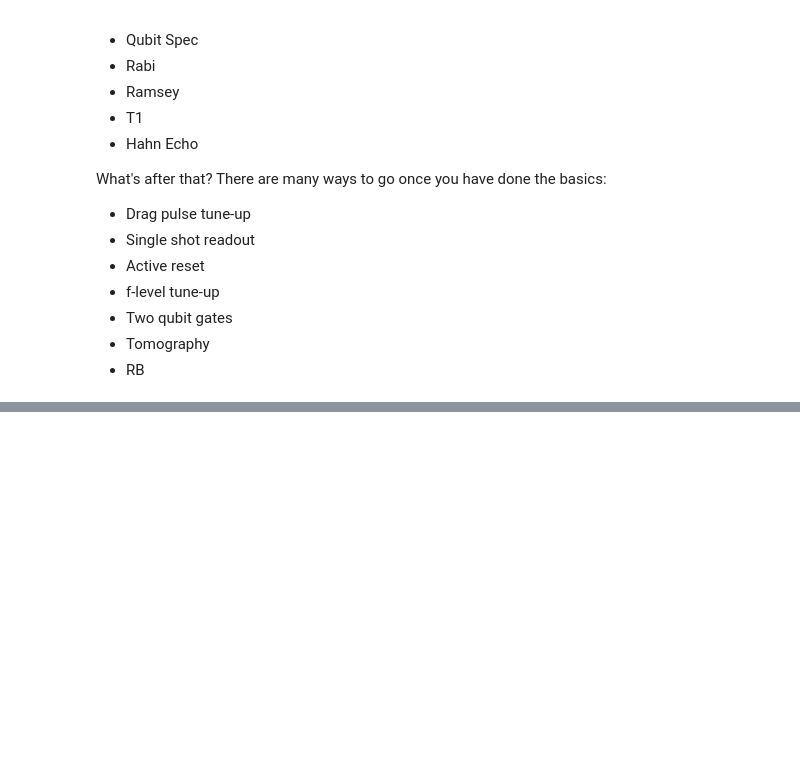
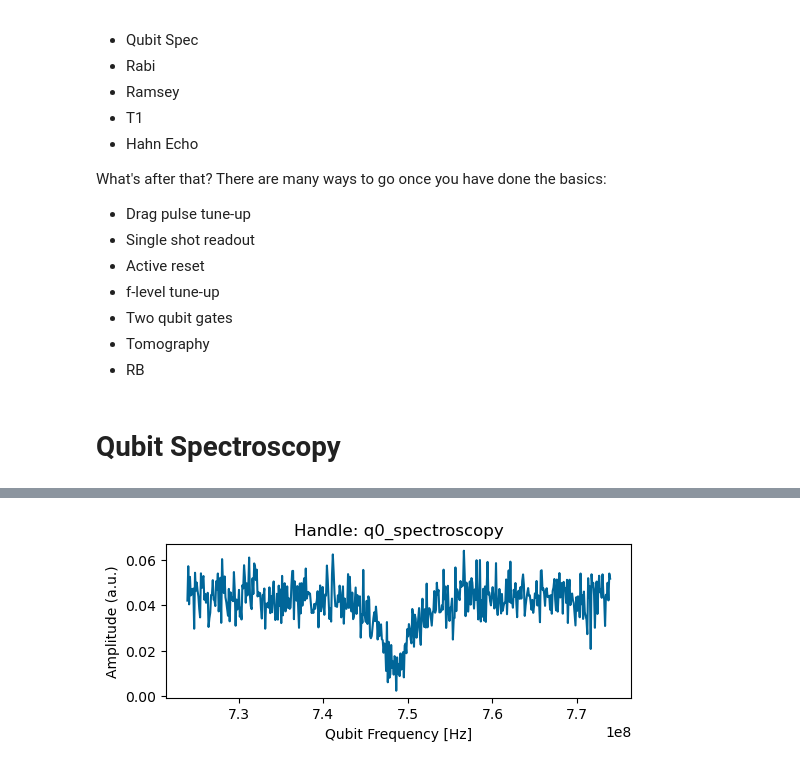
Before and after one commit to ngchihuan/Tune_up_scripts, a Jupyter notebook: Tune_Up_Active_Reset.ipynb, the cells around one changed output, grey strips where cells are left out. Drawn from its saved outputs; the diff is of its cells as text; code cells hidden in the pictures; blank space fills up the shorter version.

```diff
--- a/Tune_Up_Active_Reset.ipynb
+++ b/Tune_Up_Active_Reset.ipynb
@@ -314,3 +356,29 @@ What's after that? There are many ways to go once you have done the basics:
 * Two qubit gates
 * Tomography
 * RB
+# %% [markdown]
+# Qubit Spectroscopy
+# %%
+def gen_const_pulse(qubit, length=5e-5,amplitude=1.0):
+    return pulse_library.const(uid=f"{qubit}",length=length,amplitude=amplitude, can_compress=True)
+# %%
+qubit_parameters["qubits"]["q0"]["drive_range_ge"]["value"]=-25
+transmon_list = update_qubit_parameters_and_calibration(
+    qubit_parameters, demo_setup, demo_setup_db
+)
+# %%
+
+qubit_spec_exp = qubit_spectroscopy_single(
+    qubit = transmon_list[0],
+    integration_kernel=integration_kernel,
+    readout_pulse=readout_pulse,
+    qubit_spectroscopy_pulse=gen_const_pulse,
+    qspec_range=50e6,
+    qspec_num=501,
+    num_averages=2**8,
+)
+# %%
+session.connect(do_emulation=emulate,reset_devices=True)
+qspec_res=session.run(qubit_spec_exp)
+plot_results(qspec_res)
+# %% [output]
@@ -316,0 +398 @@ What's after that? There are many ways to go once you have done the basics:
+[figure, added]
```
Also changed, not shown: parts of 45 cells of this notebook, 4 other files.
